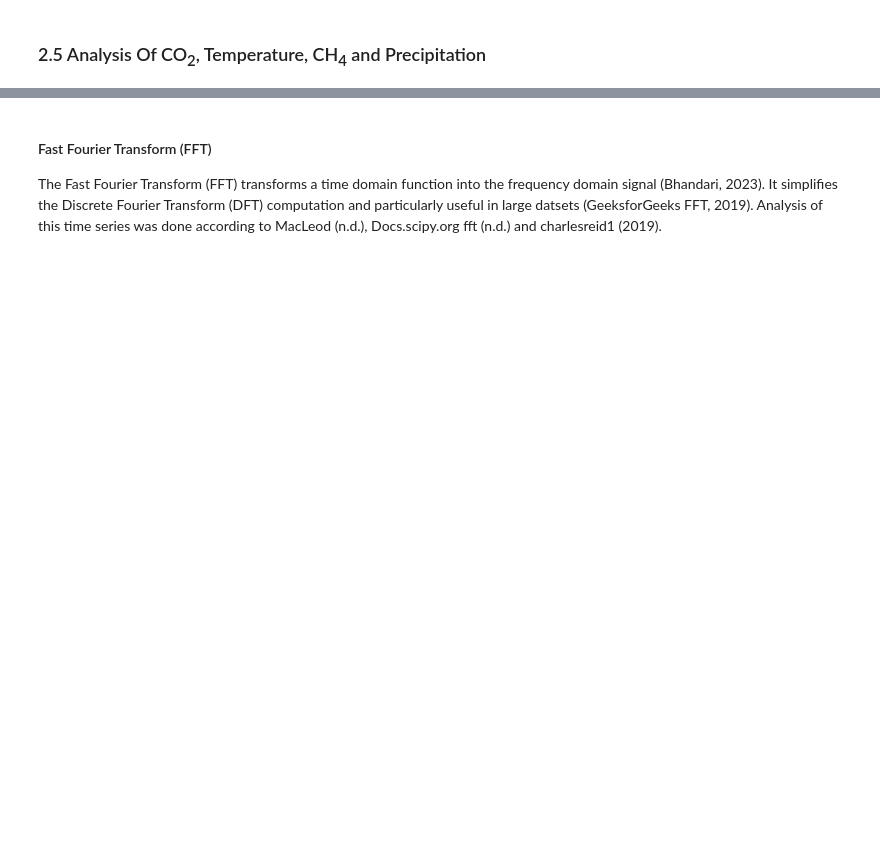
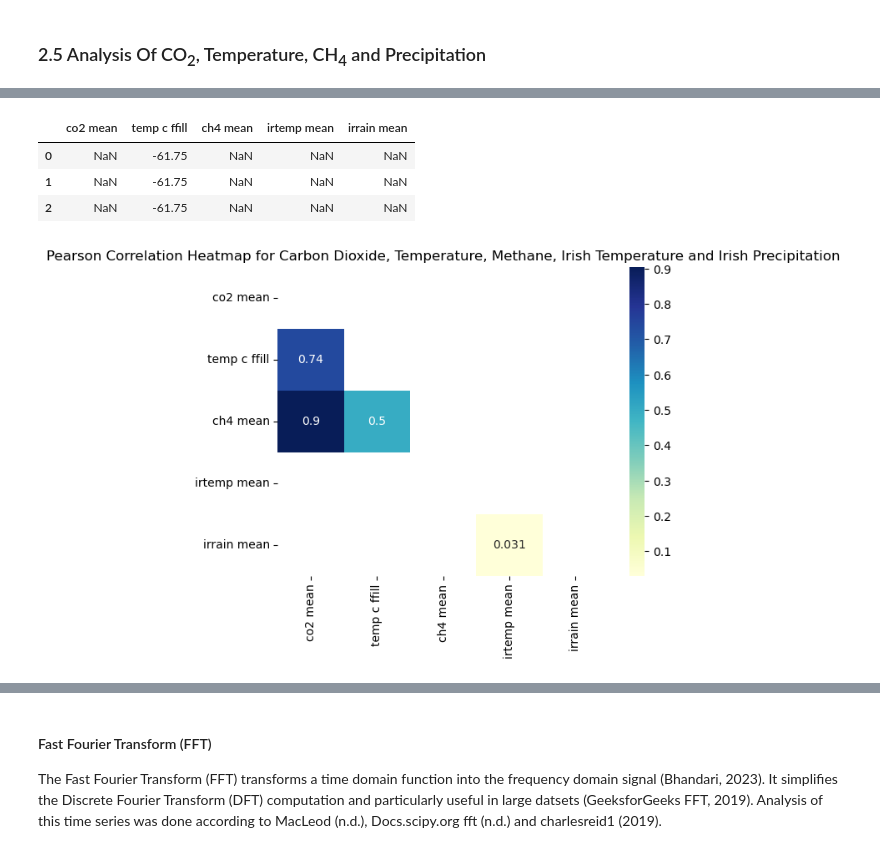
Before and after one commit to nurbujang/2progdaw23, a Jupyter notebook: project2.ipynb, the cells around one changed output, grey strips where cells are left out. Cells and saved outputs as stored; diff of their text form; code cells hidden in the pictures; blank space fills up the shorter version.

```diff
--- a/project2.ipynb
+++ b/project2.ipynb
@@ -1504,0 +1430,21 @@ df_all[2].head(3)
+# %%
+prcols = ['co2 mean', 'temp c ffill', 'ch4 mean', 'irtemp mean', 'irrain mean']
+dfampr = pd.read_csv('df_all_merge.csv', usecols=prcols)
+dfampr.head(3)
+# %% [output]
+|  | co2 mean | temp c ffill | ch4 mean | irtemp mean | irrain mean |
+| 0 | NaN | -61.75 | NaN | NaN | NaN |
+| 1 | NaN | -61.75 | NaN | NaN | NaN |
+| 2 | NaN | -61.75 | NaN | NaN | NaN |
+# %%
+select_dfam = dfampr.loc[:, prcols]
+
+mask = np.triu(np.ones_like(dfampr.corr(method='pearson'))) # create mask for upper triangle
+
+correplot = sb.heatmap(dfampr.corr(method='pearson'),
+                      cmap="YlGnBu", annot=True, mask=mask)
+
+plt.title('Pearson Correlation Heatmap for Carbon Dioxide, Temperature, Methane, Irish Temperature and Irish Precipitation')
+plt.show()
+# %% [output]
+[figure, added]
```
Also changed, not shown: parts of 26 cells of this notebook, 3 other files.
